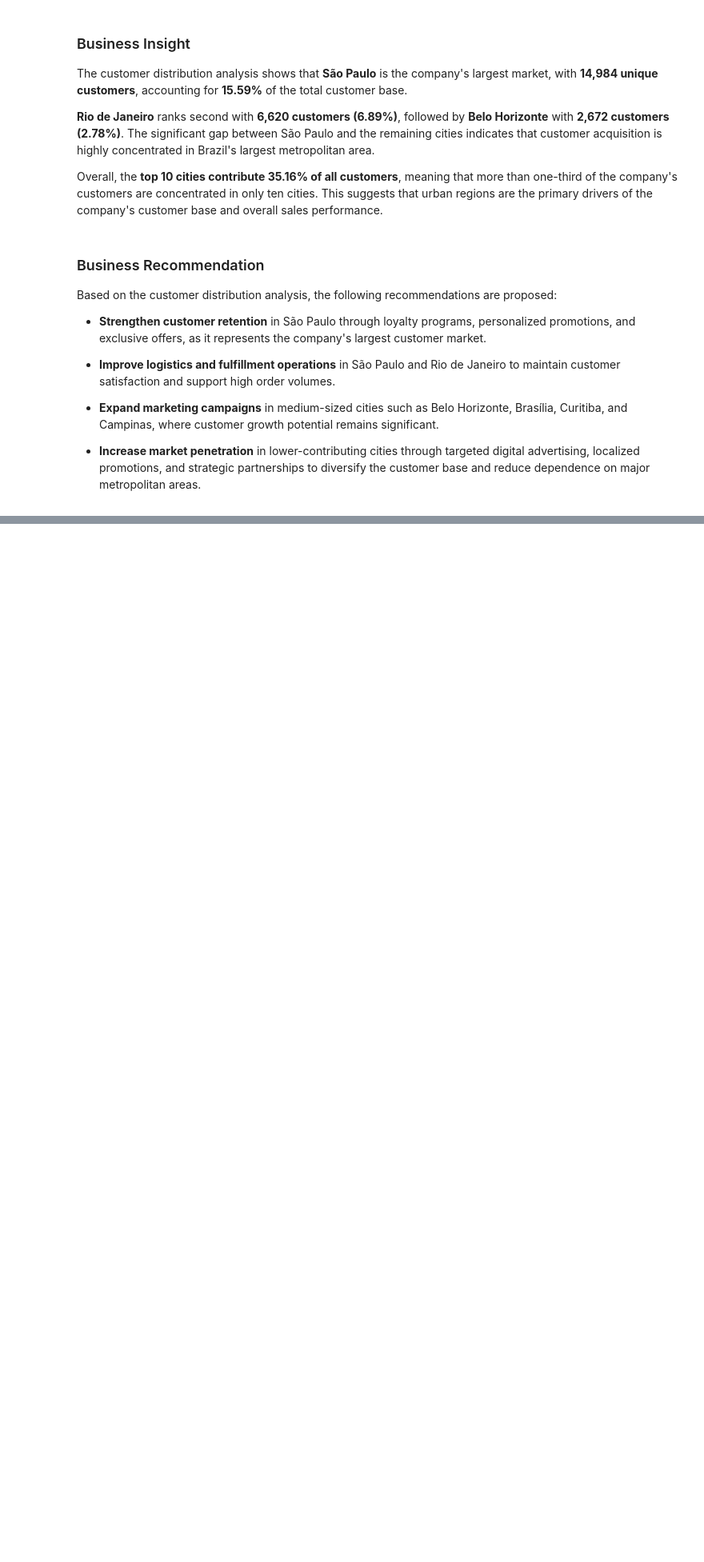
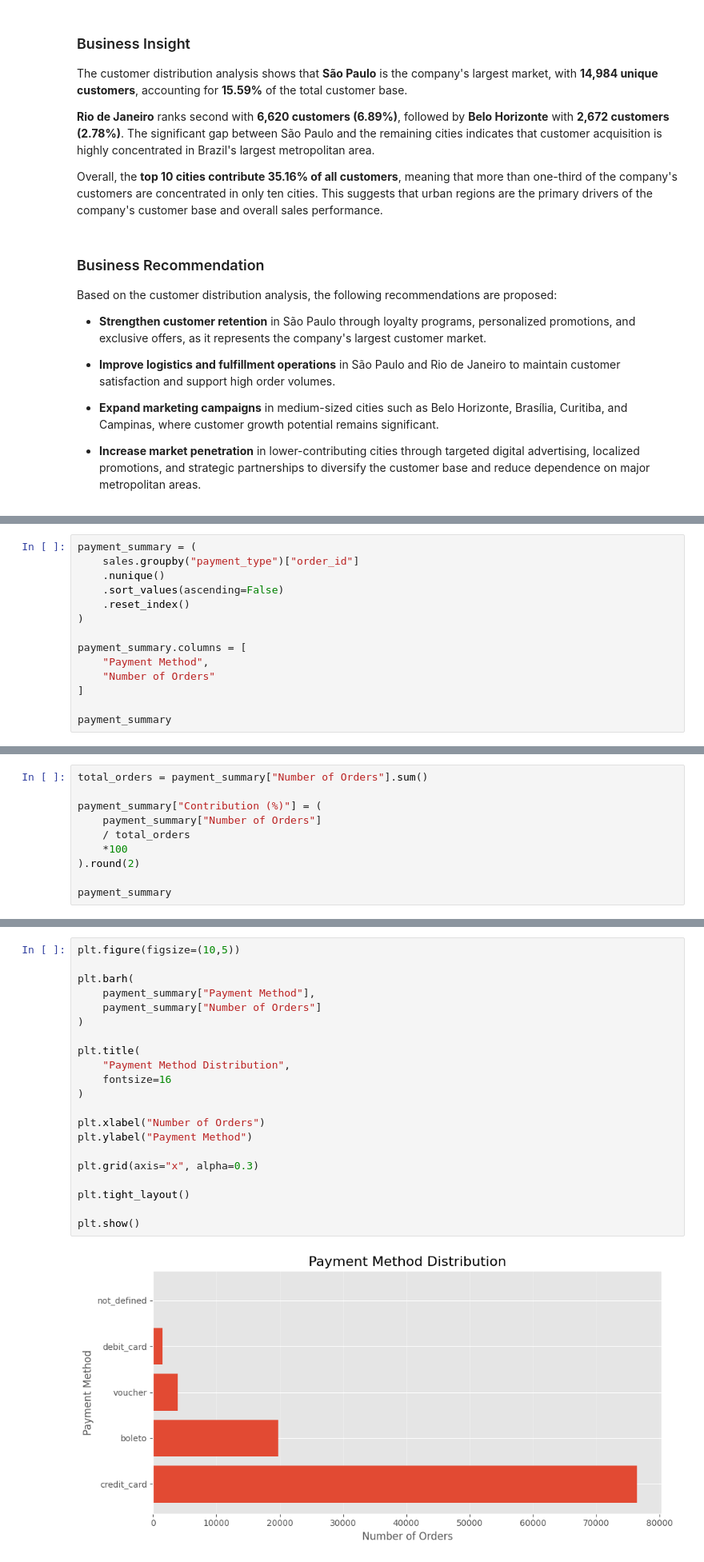
Before and after one commit to Nicolauzzz/olist-ecommerce-sales-analysis, a Jupyter notebook: notebooks/03_eda.ipynb, the cells around one changed output, grey strips where cells are left out. Shown at 80% size. Drawn from its saved outputs; the diff is of its cells as text; blank space fills up the shorter version.

```diff
--- a/notebooks/03_eda.ipynb
+++ b/notebooks/03_eda.ipynb
@@ -332,0 +720,14 @@ Based on the customer distribution analysis, the following recommendations are p
+# %%
+payment_summary = (
+    sales.groupby("payment_type")["order_id"]
+    .nunique()
+    .sort_values(ascending=False)
+    .reset_index()
+)
+
+payment_summary.columns = [
+    "Payment Method",
+    "Number of Orders"
+]
+
+payment_summary
@@ -332,0 +741,10 @@ Based on the customer distribution analysis, the following recommendations are p
+# %%
+total_orders = payment_summary["Number of Orders"].sum()
+
+payment_summary["Contribution (%)"] = (
+    payment_summary["Number of Orders"]
+    / total_orders
+    *100
+).round(2)
+
+payment_summary
@@ -332,0 +758,23 @@ Based on the customer distribution analysis, the following recommendations are p
+# %%
+plt.figure(figsize=(10,5))
+
+plt.barh(
+    payment_summary["Payment Method"],
+    payment_summary["Number of Orders"]
+)
+
+plt.title(
+    "Payment Method Distribution",
+    fontsize=16
+)
+
+plt.xlabel("Number of Orders")
+plt.ylabel("Payment Method")
+
+plt.grid(axis="x", alpha=0.3)
+
+plt.tight_layout()
+
+plt.show()
+# %% [output]
+[figure, added]
```
Also changed, not shown: parts of 50 cells of this notebook.
